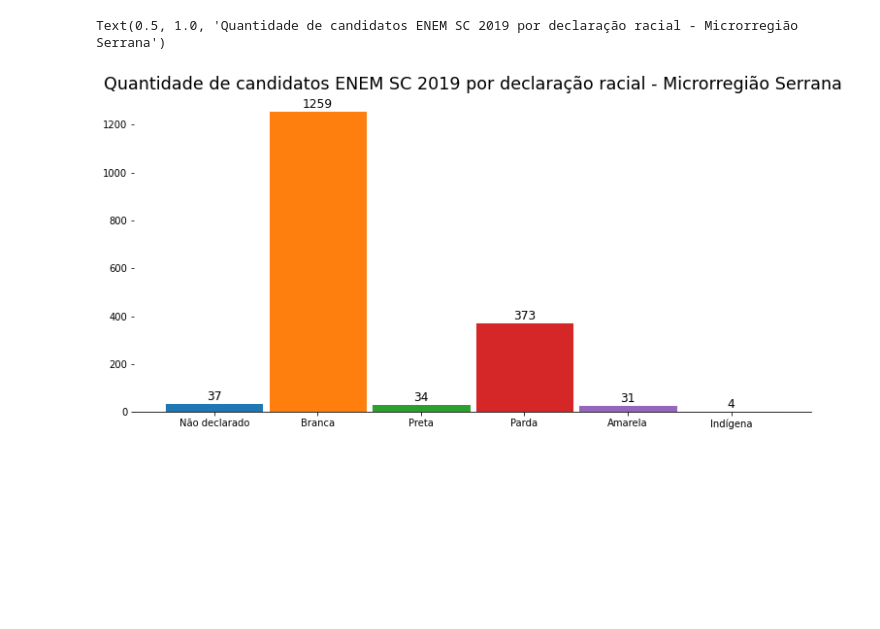
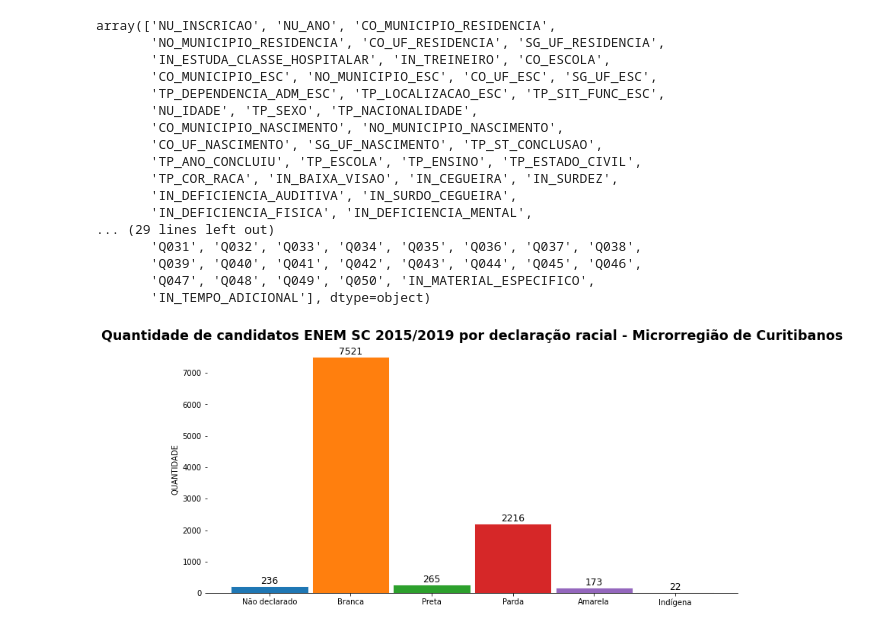
Before and after one commit to NophaieViscente/AnaliseDadosENEM, a Jupyter notebook: Analisando_Dados_da_Educação_ENEM_SC_Mesorregião_Serrana_|_Microrregião_de_Curitibanos.ipynb, the cells around one changed output. Cells and saved outputs as stored; diff of their text form; code cells hidden in the pictures; blank space fills up the shorter version.

```diff
--- a/Analisando_Dados_da_Educação_ENEM_SC_Mesorregião_Serrana_|_Microrregião_de_Curitibanos.ipynb
+++ b/Analisando_Dados_da_Educação_ENEM_SC_Mesorregião_Serrana_|_Microrregião_de_Curitibanos.ipynb
@@ -21,9 +20,3 @@ dadosSC.head()
 # Criando lista com o nome das cidades das microrregiões.
 regiao_serrana = ['Abdon Batista','Brunópolis','Campos Novos','Curitibanos','Frei Rogério','Monte Carlo',
 'Ponte Alta','Ponte Alta do Norte','Santa Cecília','São Cristóvão do Sul','Vargem','Zortéa']
-# %%
-# Criando novo dataset somente com as cidades da microrregião serrana
-dados_regiao_serrana = pd.DataFrame()
-for cidade in regiao_serrana :
-  dados_regiao_serrana = dados_regiao_serrana.append(dadosSC[dadosSC['NO_MUNICIPIO_RESIDENCIA'] == cidade])
-dados_regiao_serrana
@@ -43,0 +87,14 @@ dados_regiao_serrana
+# %%
+fig5, ax5 = plt.subplots(figsize=(12.5,6))
+participantes_por_Raca2018 = dados_regiao_serrana2018['TP_COR_RACA'].value_counts().sort_index()
+# Criando dicionário para a substituição dos números pela categoria .
+dicionarioRacas = {0 : 'Não declarado', 1 : 'Branca',2 : 'Preta', 3 :'Parda',4:'Amarela',5:'Indígena'}
+# Retirando as linhas de borda .
+for axis in ['top', 'right', 'left']:
+   ax5.spines[axis].set_color(None)
+for indice, valor in enumerate(participantes_por_Raca2018) :
+  indice = dicionarioRacas[indice]
+  fig5 = plt.bar(indice,valor,width=0.95,edgecolor='white',linewidth=0.95)
+  ax5.text(x=indice ,y=valor, s=valor ,horizontalalignment='center',
+          verticalalignment='bottom',fontdict={'fontsize':12.25})
+plt.title('Quantidade de candidatos ENEM SC 2018 por declaração racial - Microrregião de Curitibanos',fontdict={'fontsize': 17.5})
@@ -43,0 +104,14 @@ dados_regiao_serrana
+# %%
+fig6, ax6 = plt.subplots(figsize=(12.5,6))
+participantes_por_Raca2019 = dados_regiao_serrana2019['TP_COR_RACA'].value_counts().sort_index()
+# Criando dicionário para a substituição dos números pela categoria .
+dicionarioRacas = {0 : 'Não declarado', 1 : 'Branca',2 : 'Preta', 3 :'Parda',4:'Amarela',5:'Indígena'}
+# Retirando as linhas de borda .
+for axis in ['top', 'right', 'left']:
+   ax6.spines[axis].set_color(None)
+for indice, valor in enumerate(participantes_por_Raca2019) :
+  indice = dicionarioRacas[indice]
+  fig6 = plt.bar(indice,valor,width=0.95,edgecolor='white',linewidth=0.95)
+  ax6.text(x=indice ,y=valor, s=valor ,horizontalalignment='center',
+          verticalalignment='bottom',fontdict={'fontsize':12.25})
+plt.title('Quantidade de candidatos ENEM SC 2019 por declaração racial - Microrregião de Curitibanos',fontdict={'fontsize': 17.5})
@@ -44,24 +121,48 @@ dados_regiao_serrana
+# %%
+dados_regiao_serrana = pd.concat([dados_regiao_serrana2015,dados_regiao_serrana2016,dados_regiao_serrana2017,
+                                 dados_regiao_serrana2018,dados_regiao_serrana2019])
+dados_regiao_serrana.columns.values
+# %% [output]
+array(['NU_INSCRICAO', 'NU_ANO', 'CO_MUNICIPIO_RESIDENCIA',
+       'NO_MUNICIPIO_RESIDENCIA', 'CO_UF_RESIDENCIA', 'SG_UF_RESIDENCIA',
+       'IN_ESTUDA_CLASSE_HOSPITALAR', 'IN_TREINEIRO', 'CO_ESCOLA',
+       'CO_MUNICIPIO_ESC', 'NO_MUNICIPIO_ESC', 'CO_UF_ESC', 'SG_UF_ESC',
+       'TP_DEPENDENCIA_ADM_ESC', 'TP_LOCALIZACAO_ESC', 'TP_SIT_FUNC_ESC',
+       'NU_IDADE', 'TP_SEXO', 'TP_NACIONALIDADE',
+       'CO_MUNICIPIO_NASCIMENTO', 'NO_MUNICIPIO_NASCIMENTO',
+       'CO_UF_NASCIMENTO', 'SG_UF_NASCIMENTO', 'TP_ST_CONCLUSAO',
+       'TP_ANO_CONCLUIU', 'TP_ESCOLA', 'TP_ENSINO', 'TP_ESTADO_CIVIL',
+       'TP_COR_RACA', 'IN_BAIXA_VISAO', 'IN_CEGUEIRA', 'IN_SURDEZ',
+       'IN_DEFICIENCIA_AUDITIVA', 'IN_SURDO_CEGUEIRA',
+       'IN_DEFICIENCIA_FISICA', 'IN_DEFICIENCIA_MENTAL',
+... (29 lines left out)
+       'Q031', 'Q032', 'Q033', 'Q034', 'Q035', 'Q036', 'Q037', 'Q038',
+       'Q039', 'Q040', 'Q041', 'Q042', 'Q043', 'Q044', 'Q045', 'Q046',
+       'Q047', 'Q048', 'Q049', 'Q050', 'IN_MATERIAL_ESPECIFICO',
+       'IN_TEMPO_ADICIONAL'], dtype=object)
 # %%
 # Filtrando os candidatos por declaração de raça.
 participantes_por_Raca = dados_regiao_serrana['TP_COR_RACA'].value_counts().sort_index()
 # Criando dicionário para a substituição dos números pela categoria .
 dicionarioRacas = {0 : 'Não declarado', 1 : 'Branca',2 : 'Preta', 3 :'Parda',4:'Amarela',5:'Indígena'}
 # Construindo o gráfico
 fig, ax = plt.subplots(figsize=(12.5,6))
 # Retirando as linhas de borda .
 for axis in ['top', 'right', 'left']:
    ax.spines[axis].set_color(None)
 # Capturando o indice para ser substituído por uma categoria;
 # Capturando valor para alocar em cima das barras do gráfico.
 for indice, valor in enumerate(participantes_por_Raca) :
   indice = dicionarioRacas[indice]
   fig = plt.bar(indice,valor,width=0.95,edgecolor='white',linewidth=0.95)
   ax.text(x=indice ,y=valor, s=valor ,horizontalalignment='center',
           verticalalignment='bottom',fontdict={'fontsize':12.25})
-plt.title('Quantidade de candidatos ENEM SC 2019 por declaração racial - Microrregião Serrana',fontdict={'fontsize': 17.5})
+plt.title('Quantidade de candidatos ENEM SC 2015/2019 por declaração racial - Microrregião de Curitibanos',
+          fontdict={'fontsize': 17.5,'fontweight':'semibold'})
+plt.ylabel('QUANTIDADE')
+plt.show()
 # %% [output]
-Text(0.5, 1.0, 'Quantidade de candidatos ENEM SC 2019 por declaração racial - Microrregião Serrana')
-[figure, old version]
+[figure, new version]
 # %%
 #Capturando os dados das notas das provas e colocando em uma variável chamada provas
 provas = ['NU_NOTA_CN','NU_NOTA_CH','NU_NOTA_MT','NU_NOTA_LC','NU_NOTA_REDACAO']
```
Also changed, not shown: parts of 15 cells of this notebook.
